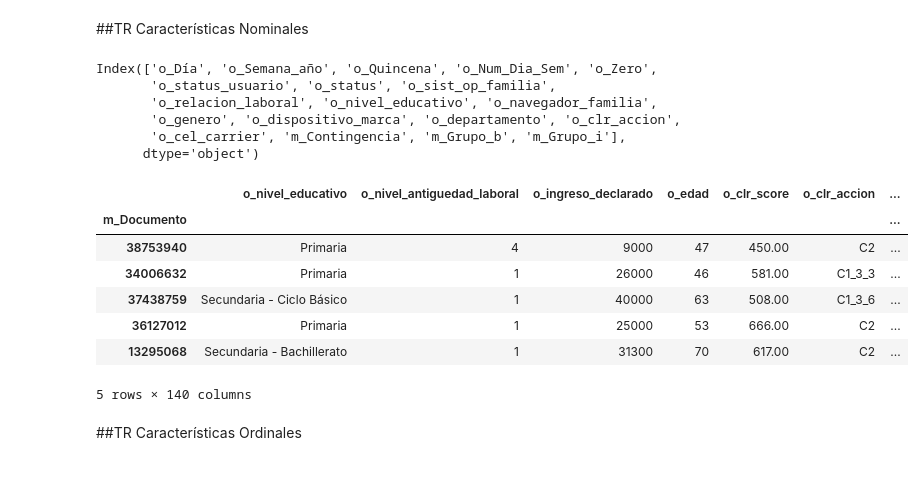
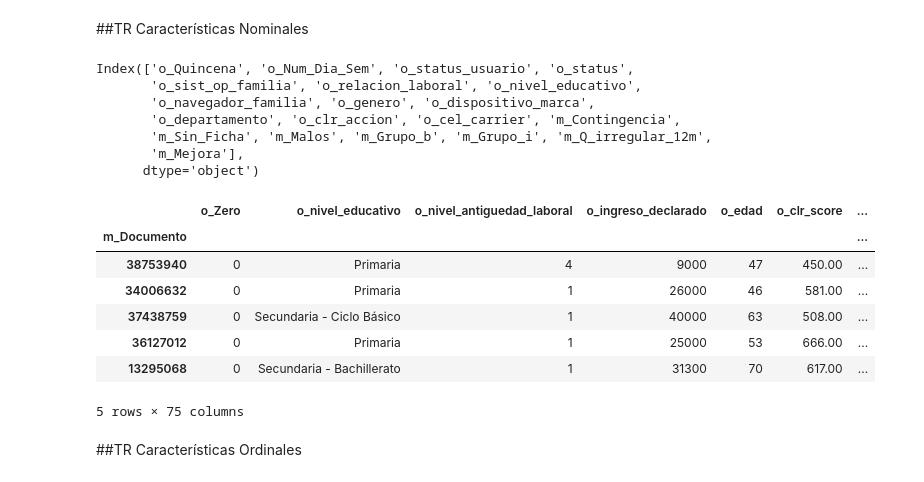
Before and after one commit to gabipalacios/Python, a Jupyter notebook: RiesgoZ2capa_V11.ipynb, the cells around one changed output. Saved outputs shown, nothing was run; the diff lists cells and outputs as text; code cells hidden in the pictures.

Commit message:
Modifico variable 'mejora', si mantiene categoria pero no es 1C lo dejo -1, despues segmento solo en 2 => Mejora o Empeora.

```diff
--- a/RiesgoZ2capa_V11.ipynb
+++ b/RiesgoZ2capa_V11.ipynb
@@ -34,7 +34,7 @@ origen = origen.drop(['o_monto', 'o_cuota', 'o_tasa', 'o_plazo', 'o_cargo_origin
                       'o_Canal', 'o_no_of_desc', 'o_id_solicitud', 'o_DesembolsoLugar', 'o_estado_tc', 'o_estado_pa',
                       'o_estado_cliente', 'o_cargo', 'o_meses_con_pagos', 'o_dias_atraso_max', 'o_DesembolsoSubAge.',
                       'o_DesembolsoAgencia', 'o_DesembolsoAgencia.1', 'o_CuotasPagas', 'o_localidad', 'o_Atraso', 'o_Solicitud',
-                      'o_Fecha', 'o_tiene_tel_fijo', 'o_tiene_recibo_sueldo', 'o_Id_Clliente'], axis=1)
+                      'o_Fecha', 'o_tiene_tel_fijo', 'o_tiene_recibo_sueldo', 'o_Id_Clliente','o_Semana_año','o_Día'], axis=1)
 
 #join de las dos tablas
 df = pd.merge(origen, marco, left_on='o_Documento', right_on='m_Documento', how='inner')
@@ -139,7 +161,5 @@ Index(['o_Día', 'o_Semana_año', 'o_Quincena', 'o_Num_Dia_Sem', 'o_Zero',
 # %%
-# prompt: cambiar los siguientes campos: 'o_Día', 'o_Semana_año', 'o_Quincena', 'o_Num_Dia_Sem', 'o_Zero','m_Contingencia' a categorico
-
-columns_to_categorize = ['o_Día', 'o_Semana_año', 'o_Quincena', 'o_Num_Dia_Sem', 'o_Zero','m_Contingencia']
+columns_to_categorize = ['o_Quincena', 'o_Num_Dia_Sem','m_Contingencia','m_Sin_Ficha','m_Malos','m_Mejora','m_Q_irregular_12m']
 
 for col in columns_to_categorize:
   if col in df.columns:
@@ -175,37 +258,50 @@ display(df_cat)
+# %%
+df['m_Mejora'] = df['m_Mejora'].astype('int64')
+# %%
+# Perform the comparison and assignment using np.where before converting to category
+df['m_Mejora'] = np.where(df['m_Mejora'] < 0, 1, 0)
+df['m_Sin_Ficha'] = np.where(df['m_Sin_Ficha'] == 0, 0, 1)
+df['m_Q_irregular_12m'] = np.where(df['m_Q_irregular_12m'] == 0, 0, 1)
+
+# Now convert the columns to category dtype
+df['m_Sin_Ficha'] = df['m_Sin_Ficha'].astype('category')
+df['m_Q_irregular_12m'] = df['m_Q_irregular_12m'].astype('category')
+df['m_Mejora'] = df['m_Mejora'].astype('category')
 # %% [markdown]
 ##TR Características Nominales
 # %%
 df_cat.columns
 # %% [output]
-Index(['o_Día', 'o_Semana_año', 'o_Quincena', 'o_Num_Dia_Sem', 'o_Zero',
-       'o_status_usuario', 'o_status', 'o_sist_op_familia',
-       'o_relacion_laboral', 'o_nivel_educativo', 'o_navegador_familia',
-       'o_genero', 'o_dispositivo_marca', 'o_departamento', 'o_clr_accion',
-       'o_cel_carrier', 'm_Contingencia', 'm_Grupo_b', 'm_Grupo_i'],
+Index(['o_Quincena', 'o_Num_Dia_Sem', 'o_status_usuario', 'o_status',
+       'o_sist_op_familia', 'o_relacion_laboral', 'o_nivel_educativo',
+       'o_navegador_familia', 'o_genero', 'o_dispositivo_marca',
+       'o_departamento', 'o_clr_accion', 'o_cel_carrier', 'm_Contingencia',
+       'm_Sin_Ficha', 'm_Malos', 'm_Grupo_b', 'm_Grupo_i', 'm_Q_irregular_12m',
+       'm_Mejora'],
       dtype='object')
 # %%
-nominal_vars = ['o_Día', 'o_Semana_año', 'o_Quincena', 'o_Num_Dia_Sem', 'o_Zero','m_Contingencia','o_status_usuario','o_status', 'o_sist_op_familia','o_relacion_laboral', 'o_navegador_familia','o_genero','o_dispositivo_marca', 'o_departamento', 'o_cel_carrier','m_Grupo_b','m_Grupo_i']
+nominal_vars = ['o_Quincena', 'o_Num_Dia_Sem','m_Contingencia','o_status_usuario','o_status', 'o_sist_op_familia','o_relacion_laboral', 'o_navegador_familia','o_genero','o_dispositivo_marca', 'o_departamento', 'o_cel_carrier','m_Grupo_b','m_Grupo_i']
 
 # Identify nominal columns
 nominal_cols = nominal_vars
 
 # Apply One-Hot Encoding to nominal columns
 df = pd.get_dummies(df, columns=nominal_cols)
 
 # Display the first few rows of the dataframe with one-hot encoded variables
 display(df.head())
 
 # Display the information of the updated dataframe
 #df.info()
 # %% [output]
-|  | o_nivel_educativo | o_nivel_antiguedad_laboral | o_ingreso_declarado | o_edad | o_clr_score | o_clr_accion | ... |
+|  | o_Zero | o_nivel_educativo | o_nivel_antiguedad_laboral | o_ingreso_declarado | o_edad | o_clr_score | ... |
 | m_Documento |  |  |  |  |  |  | ... |
-| 38753940 | Primaria | 4 | 9000 | 47 | 450.00 | C2 | ... |
-| 34006632 | Primaria | 1 | 26000 | 46 | 581.00 | C1_3_3 | ... |
-| 37438759 | Secundaria - Ciclo Básico | 1 | 40000 | 63 | 508.00 | C1_3_6 | ... |
-| 36127012 | Primaria | 1 | 25000 | 53 | 666.00 | C2 | ... |
-| 13295068 | Secundaria - Bachillerato | 1 | 31300 | 70 | 617.00 | C2 | ... |
+| 38753940 | 0 | Primaria | 4 | 9000 | 47 | 450.00 | ... |
+| 34006632 | 0 | Primaria | 1 | 26000 | 46 | 581.00 | ... |
+| 37438759 | 0 | Secundaria - Ciclo Básico | 1 | 40000 | 63 | 508.00 | ... |
+| 36127012 | 0 | Primaria | 1 | 25000 | 53 | 666.00 | ... |
+| 13295068 | 0 | Secundaria - Bachillerato | 1 | 31300 | 70 | 617.00 | ... |
-5 rows × 140 columns
+5 rows × 75 columns
 # %% [markdown]
 ##TR Características Ordinales
 # %%
```
Also changed, not shown: parts of 26 cells of this notebook.
